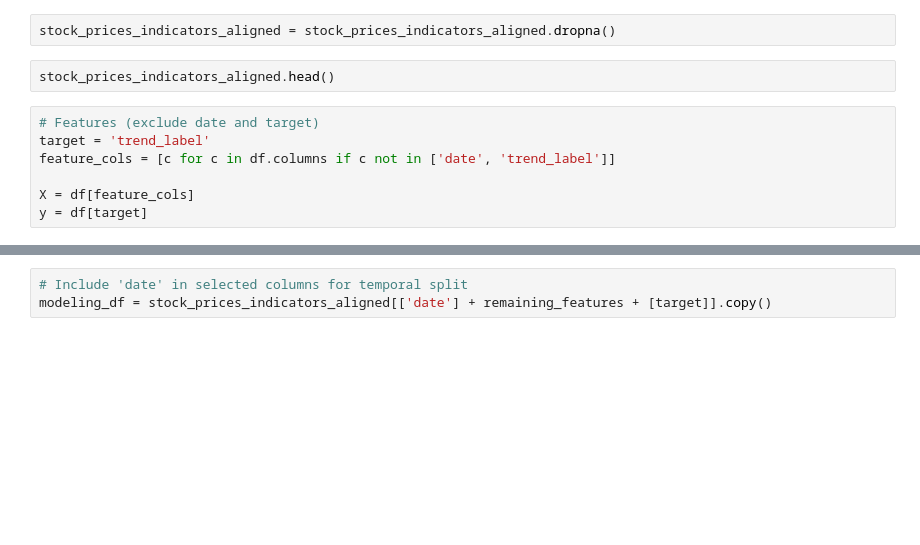
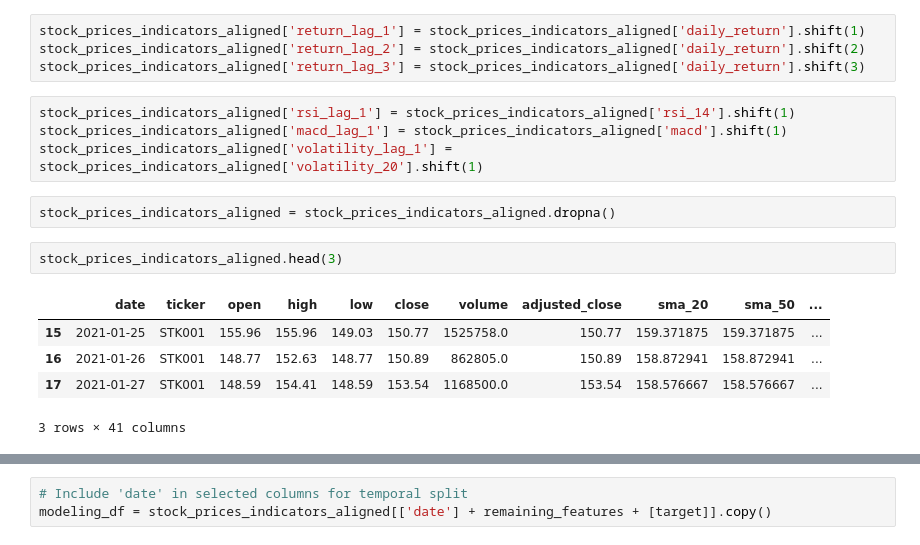
Before and after one commit to Philiaagam/Stock-analysis, a Jupyter notebook: notebooks/04_improved_model.ipynb, the cells around one changed output, grey strips where cells are left out. Saved outputs shown, nothing was run; the diff lists cells and outputs as text; blank space fills up the shorter version.

```diff
--- a/notebooks/04_improved_model.ipynb
+++ b/notebooks/04_improved_model.ipynb
@@ -978,14 +1088,21 @@ stock_prices_indicators_aligned['stochastic_k'] = (
     (stock_prices_indicators_aligned.groupby('ticker')['high'].transform(lambda x: x.rolling(period).max()) -
      stock_prices_indicators_aligned.groupby('ticker')['low'].transform(lambda x: x.rolling(period).min()))
 )
+# %%
+stock_prices_indicators_aligned['return_lag_1'] = stock_prices_indicators_aligned['daily_return'].shift(1)
+stock_prices_indicators_aligned['return_lag_2'] = stock_prices_indicators_aligned['daily_return'].shift(2)
+stock_prices_indicators_aligned['return_lag_3'] = stock_prices_indicators_aligned['daily_return'].shift(3)
+# %%
+stock_prices_indicators_aligned['rsi_lag_1'] = stock_prices_indicators_aligned['rsi_14'].shift(1)
+stock_prices_indicators_aligned['macd_lag_1'] = stock_prices_indicators_aligned['macd'].shift(1)
+stock_prices_indicators_aligned['volatility_lag_1'] = stock_prices_indicators_aligned['volatility_20'].shift(1)
 # %%
 stock_prices_indicators_aligned = stock_prices_indicators_aligned.dropna()
 # %%
-stock_prices_indicators_aligned.head()
+stock_prices_indicators_aligned.head(3)
+# %% [output]
+|  | date | ticker | open | high | low | close | volume | adjusted_close | sma_20 | sma_50 | ... |
+| 15 | 2021-01-25 | STK001 | 155.96 | 155.96 | 149.03 | 150.77 | 1525758.0 | 150.77 | 159.371875 | 159.371875 | ... |
+| 16 | 2021-01-26 | STK001 | 148.77 | 152.63 | 148.77 | 150.89 | 862805.0 | 150.89 | 158.872941 | 158.872941 | ... |
+| 17 | 2021-01-27 | STK001 | 148.59 | 154.41 | 148.59 | 153.54 | 1168500.0 | 153.54 | 158.576667 | 158.576667 | ... |
+3 rows × 41 columns
-# %%
-# Features (exclude date and target)
-target = 'trend_label'
-feature_cols = [c for c in df.columns if c not in ['date', 'trend_label']]
-
-X = df[feature_cols]
-y = df[target]
```
Also changed, not shown: parts of 66 cells of this notebook, 1 other file.
